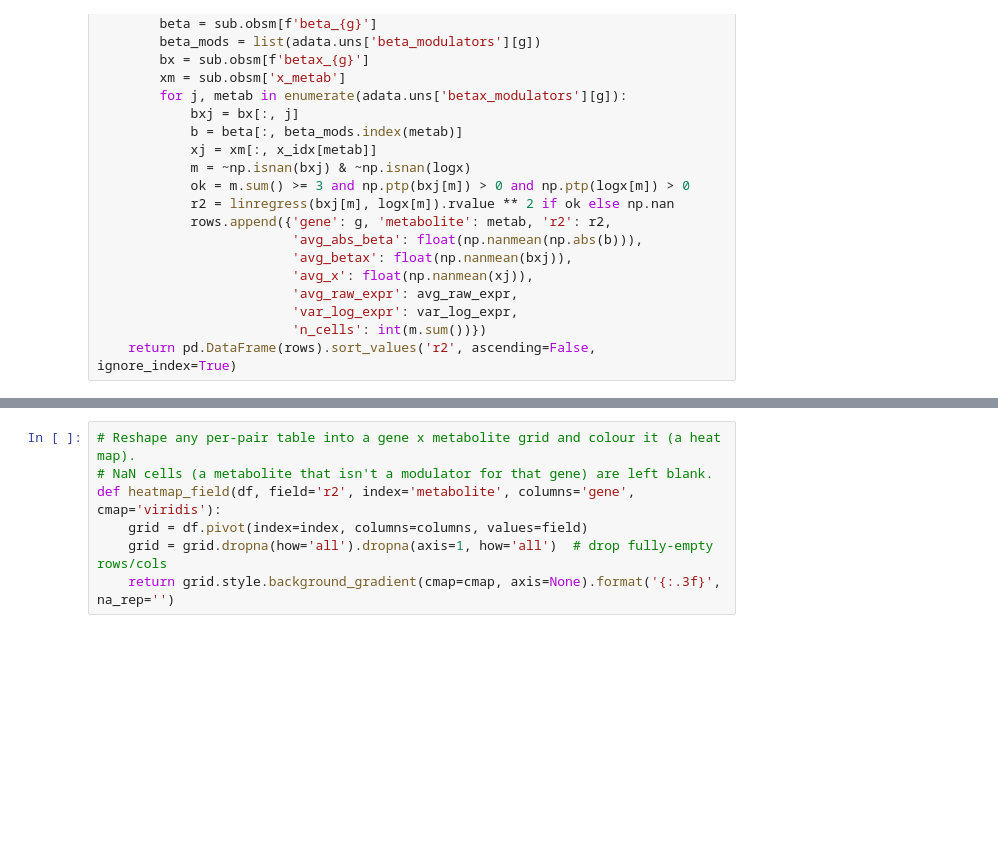
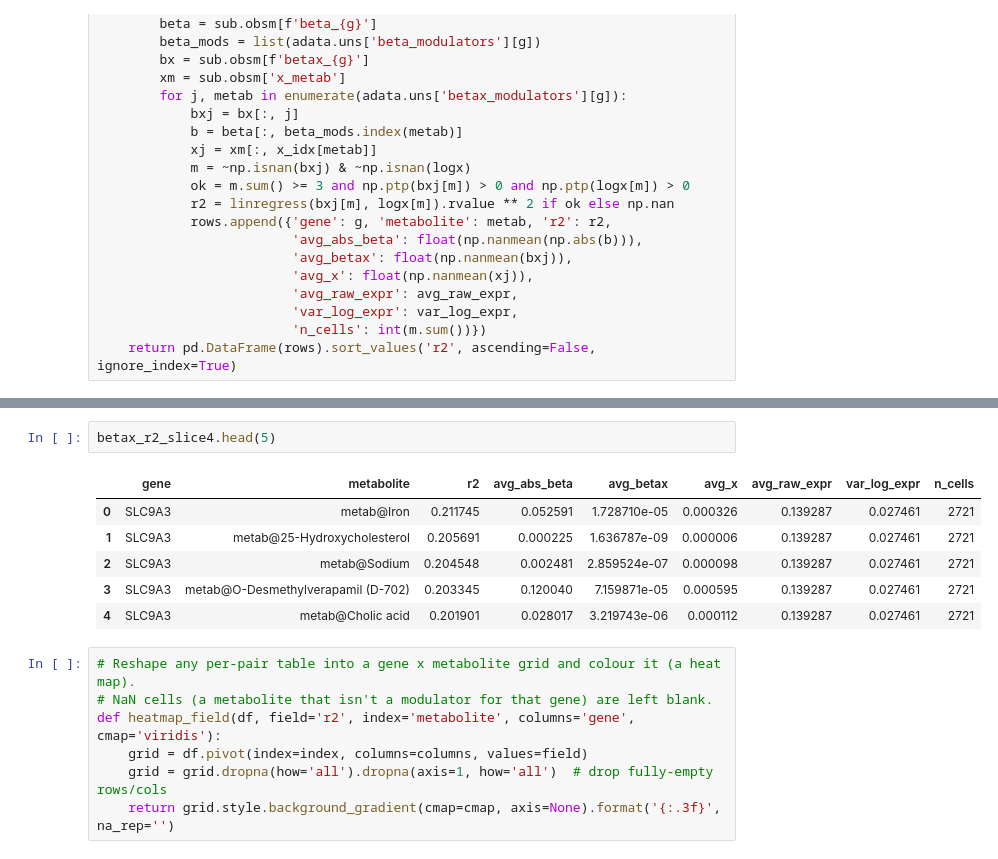
Before and after one commit to fosterea/MetabTravLR, a Jupyter notebook: metab_processing/Analysis/Foster/alexi_uc_NDRG1.ipynb, the cells around one changed output, grey strips where cells are left out. Drawn from its saved outputs; the diff is of its cells as text; blank space fills up the shorter version.

```diff
--- a/metab_processing/Analysis/Foster/alexi_uc_NDRG1.ipynb
+++ b/metab_processing/Analysis/Foster/alexi_uc_NDRG1.ipynb
@@ -411,3 +432,12 @@ betax_r2.head(50)
+# %%
+betax_r2_slice4.head(5)
+# %% [output]
+|  | gene | metabolite | r2 | avg_abs_beta | avg_betax | avg_x | avg_raw_expr | var_log_expr | n_cells |
+| 0 | SLC9A3 | metab@Iron | 0.211745 | 0.052591 | 1.728710e-05 | 0.000326 | 0.139287 | 0.027461 | 2721 |
+| 1 | SLC9A3 | metab@25-Hydroxycholesterol | 0.205691 | 0.000225 | 1.636787e-09 | 0.000006 | 0.139287 | 0.027461 | 2721 |
+| 2 | SLC9A3 | metab@Sodium | 0.204548 | 0.002481 | 2.859524e-07 | 0.000098 | 0.139287 | 0.027461 | 2721 |
+| 3 | SLC9A3 | metab@O-Desmethylverapamil (D-702) | 0.203345 | 0.120040 | 7.159871e-05 | 0.000595 | 0.139287 | 0.027461 | 2721 |
+| 4 | SLC9A3 | metab@Cholic acid | 0.201901 | 0.028017 | 3.219743e-06 | 0.000112 | 0.139287 | 0.027461 | 2721 |
 # %%
 # Reshape any per-pair table into a gene x metabolite grid and colour it (a heat map).
 # NaN cells (a metabolite that isn't a modulator for that gene) are left blank.
```
Also changed, not shown: parts of 3 cells of this notebook.
